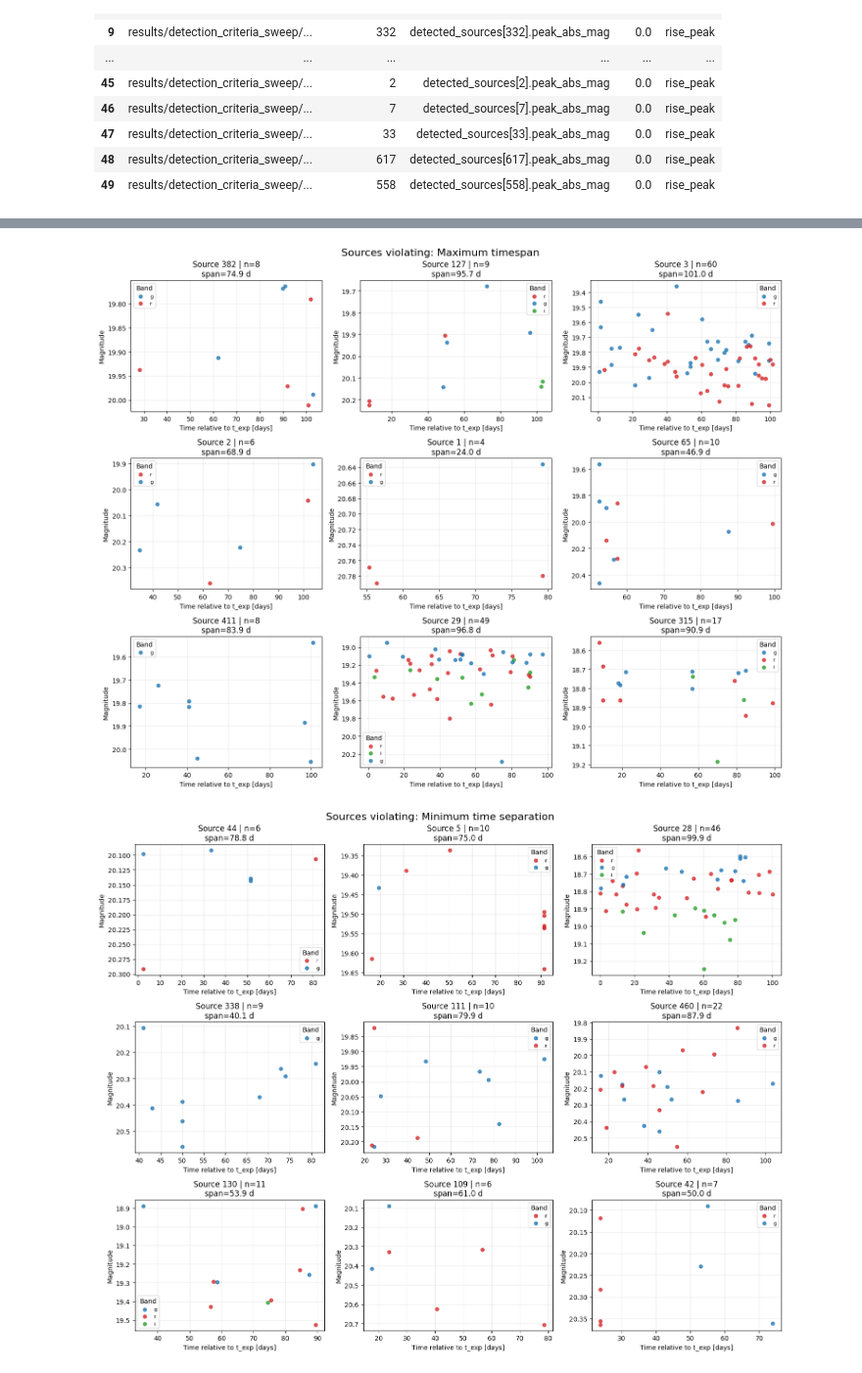
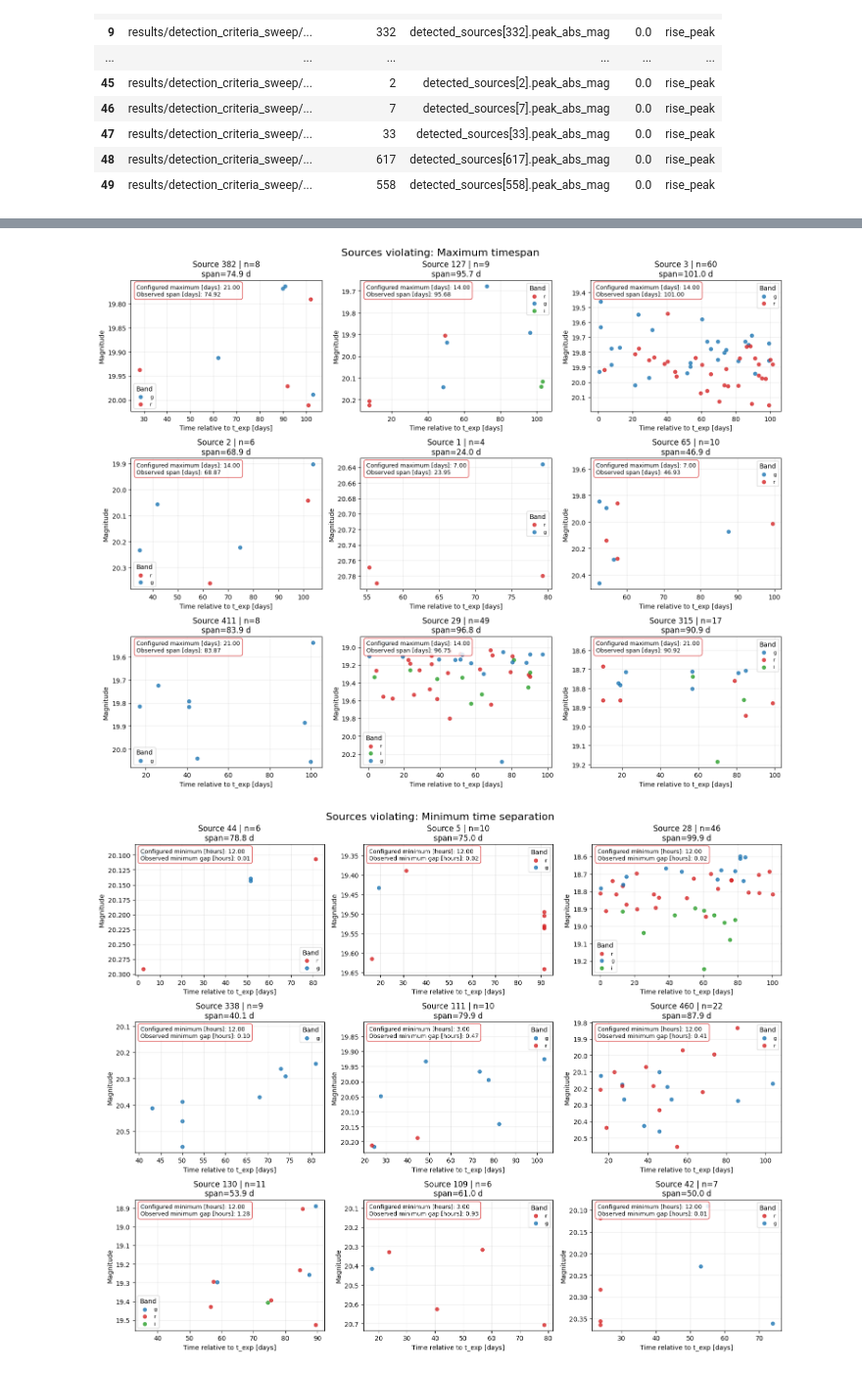
Before and after one commit to tylerbarna/kn-rates, a Jupyter notebook: detection_criteria_adherence.ipynb, the cells around one changed output, grey strips where cells are left out. Shown at 98% size. Saved outputs shown, nothing was run; the diff lists cells and outputs as text; code cells hidden in the pictures.

Commit message:
include violation infobox

```diff
--- a/detection_criteria_adherence.ipynb
+++ b/detection_criteria_adherence.ipynb
@@ -289,6 +289,59 @@ criteria_to_plot = {
     'Maximum timespan': 'passes_max_timespan',
     'Minimum time separation': 'passes_min_time_separation',
 }
+criteria_infobox = {
+    'Minimum detections': (
+        'Configured minimum',
+        'criteria_min_detections',
+        'Observed',
+        'n_positive',
+        '{:.0f}',
+    ),
+    'Maximum timespan': (
+        'Configured maximum [days]',
+        'configured_max_timespan_days',
+        'Observed span [days]',
+        'positive_span_days',
+        '{:.2f}',
+    ),
+    'Minimum time separation': (
+        'Configured minimum [hours]',
+        'criteria_min_time_separation_hours',
+        'Observed minimum gap [hours]',
+        'min_positive_gap_hours',
+        '{:.2f}',
+    ),
+}
+
+
+def add_criteria_infobox(ax, criterion, row):
+    (
+        configured_label,
+        configured_column,
+        observed_label,
+        observed_column,
+        value_format,
+    ) = criteria_infobox[criterion]
+
+    configured = value_format.format(float(row[configured_column]))
+    observed = value_format.format(float(row[observed_column]))
+
+    ax.text(
+        0.03,
+        0.97,
+        f"{configured_label}: {configured}\n"
+        f"{observed_label}: {observed}",
+        transform=ax.transAxes,
+        ha='left',
+        va='top',
+        fontsize=9,
+        bbox={
+            'boxstyle': 'round,pad=0.4',
+            'facecolor': 'white',
+            'edgecolor': 'tab:red',
+            'alpha': 0.85,
+        },
+    )
 
 plot_rows = []
 for criterion, pass_column in criteria_to_plot.items():
@@ -318,6 +371,8 @@ for criterion, sampled in plot_rows:
     axes = axes.ravel()
 
     for ax, (_, row) in zip(axes, sampled.iterrows()):
+        add_criteria_infobox(ax, criterion, row)
+
         result_path = resolve_result_file(row['file'])
         payload = payloads.get(result_path)
         source_index = int(row['source_index'])
@@ -344,8 +399,12 @@ for criterion, sampled in plot_rows:
             mask = [b == band for b in bands]
             color = band_colors.get(band, fallback_colors[i % len(fallback_colors)])
             ax.scatter(
-                x[mask], mags[mask],
-                label=band, color=color, s=28, alpha=0.8
+                x[mask],
+                mags[mask],
+                label=band,
+                color=color,
+                s=28,
+                alpha=0.8,
             )
 
         ax.set_title(
@@ -356,6 +415,7 @@ for criterion, sampled in plot_rows:
         ax.set_ylabel("Magnitude")
         ax.invert_yaxis()
         ax.grid(alpha=0.25)
+
         if unique_bands:
             ax.legend(title="Band", fontsize=8)
 
@@ -370,2 +430,2 @@ for criterion, sampled in plot_rows:
-[figure, old version]
+[figure, new version]
-[figure, old version]
+[figure, new version]
```
Also changed, not shown: parts of 1 cell of this notebook.
